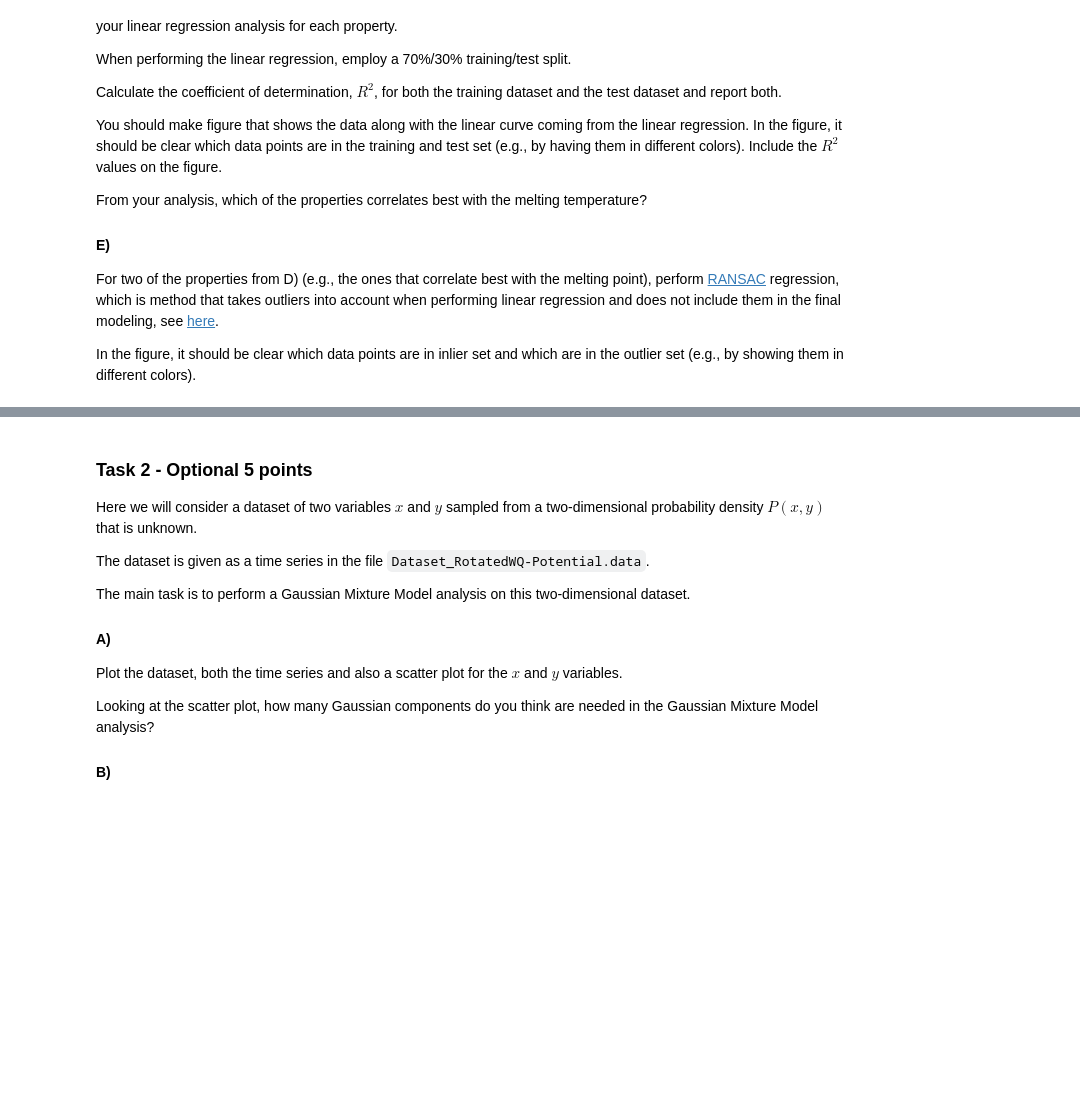
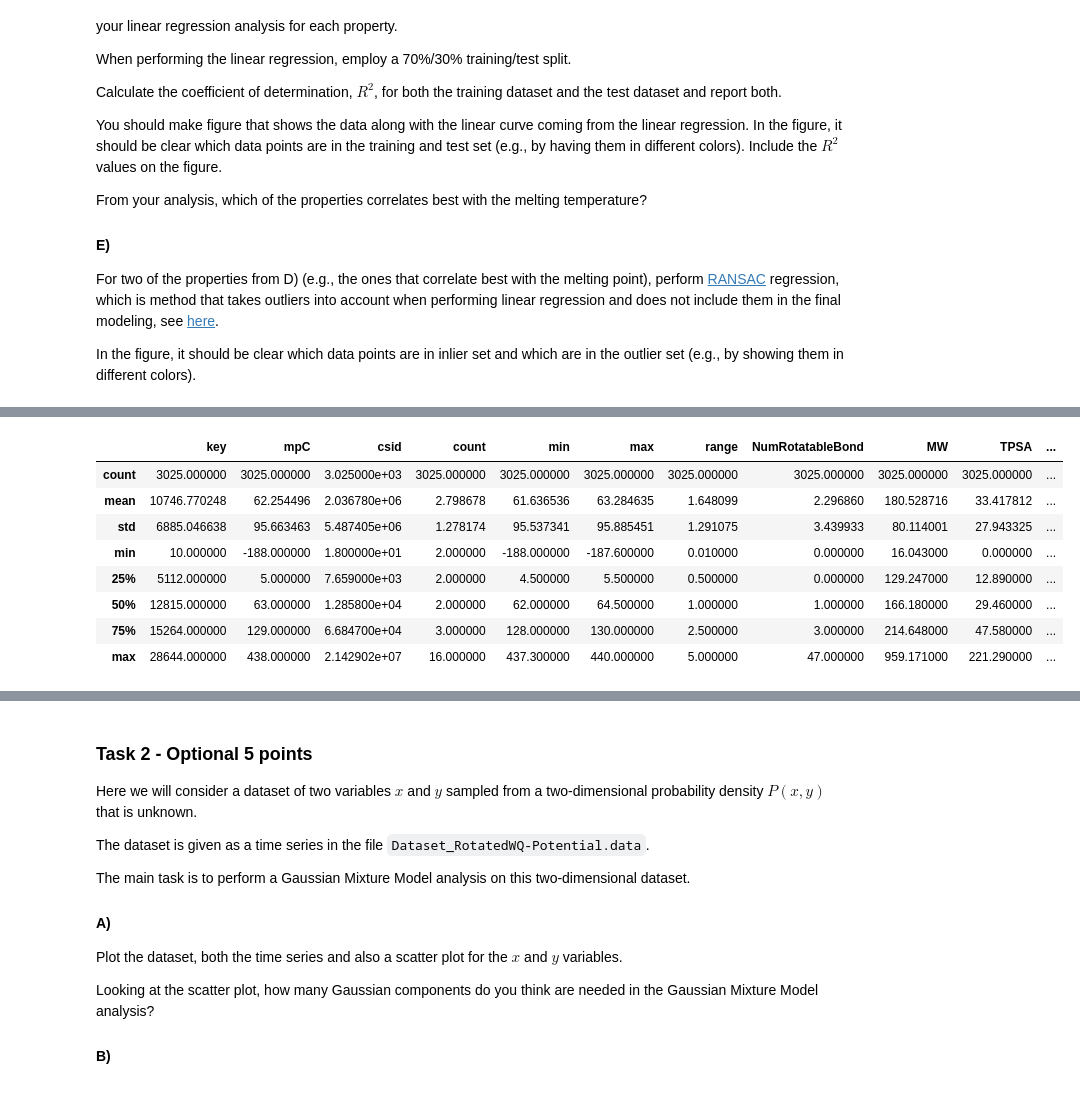
Before and after one commit to valsson-group/UNT-ChemicalApplicationsOfMachineLearning-Spring2026, a Jupyter notebook: Lecture-5_February-3-2026/Assignment-2_FirstSteps.ipynb, the cells around one changed output, grey strips where cells are left out. Drawn from its saved outputs; the diff is of its cells as text; code cells hidden in the pictures; blank space fills up the shorter version.

```diff
--- a/Lecture-5_February-3-2026/Assignment-2_FirstSteps.ipynb
+++ b/Lecture-5_February-3-2026/Assignment-2_FirstSteps.ipynb
@@ -252,0 +255,6 @@ data_mp['name']
+# %%
+nan_mask = np.isnan(data_mp['MW'].to_numpy())
+
+data_mp.iloc[np.logical_not(nan_mask)]
+
+data_mp_ignore_nan = data_mp.iloc[np.logical_not(nan_mask)]
@@ -252,0 +273,12 @@ data_mp['name']
+# %%
+data_mp_ignore_nan.describe()
+# %% [output]
+|  | key | mpC | csid | count | min | max | range | NumRotatableBond | MW | TPSA | ... |
+| count | 3025.000000 | 3025.000000 | 3.025000e+03 | 3025.000000 | 3025.000000 | 3025.000000 | 3025.000000 | 3025.000000 | 3025.000000 | 3025.000000 | ... |
+| mean | 10746.770248 | 62.254496 | 2.036780e+06 | 2.798678 | 61.636536 | 63.284635 | 1.648099 | 2.296860 | 180.528716 | 33.417812 | ... |
+| std | 6885.046638 | 95.663463 | 5.487405e+06 | 1.278174 | 95.537341 | 95.885451 | 1.291075 | 3.439933 | 80.114001 | 27.943325 | ... |
+| min | 10.000000 | -188.000000 | 1.800000e+01 | 2.000000 | -188.000000 | -187.600000 | 0.010000 | 0.000000 | 16.043000 | 0.000000 | ... |
+| 25% | 5112.000000 | 5.000000 | 7.659000e+03 | 2.000000 | 4.500000 | 5.500000 | 0.500000 | 0.000000 | 129.247000 | 12.890000 | ... |
+| 50% | 12815.000000 | 63.000000 | 1.285800e+04 | 2.000000 | 62.000000 | 64.500000 | 1.000000 | 1.000000 | 166.180000 | 29.460000 | ... |
+| 75% | 15264.000000 | 129.000000 | 6.684700e+04 | 3.000000 | 128.000000 | 130.000000 | 2.500000 | 3.000000 | 214.648000 | 47.580000 | ... |
+| max | 28644.000000 | 438.000000 | 2.142902e+07 | 16.000000 | 437.300000 | 440.000000 | 5.000000 | 47.000000 | 959.171000 | 221.290000 | ... |
```
Also changed, not shown: parts of 9 cells of this notebook.
